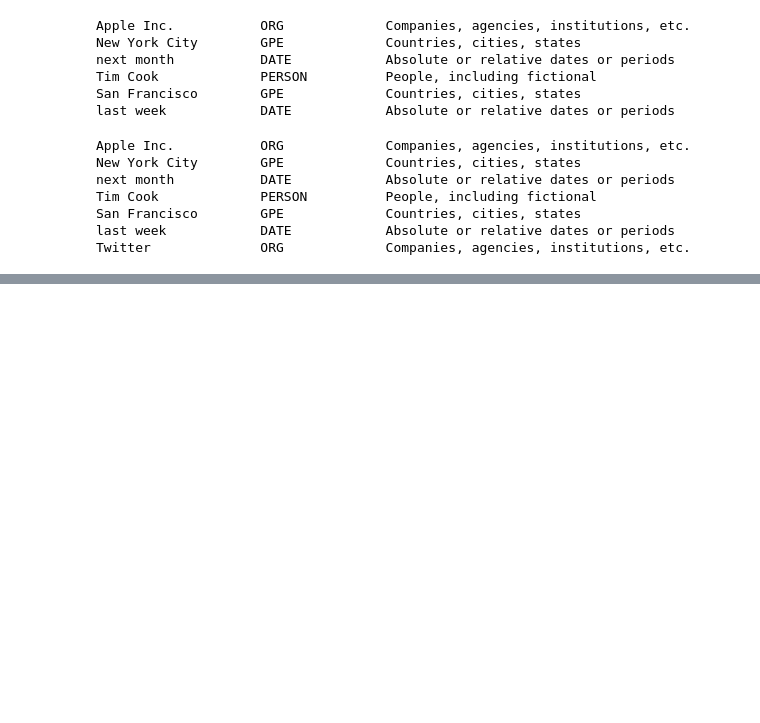
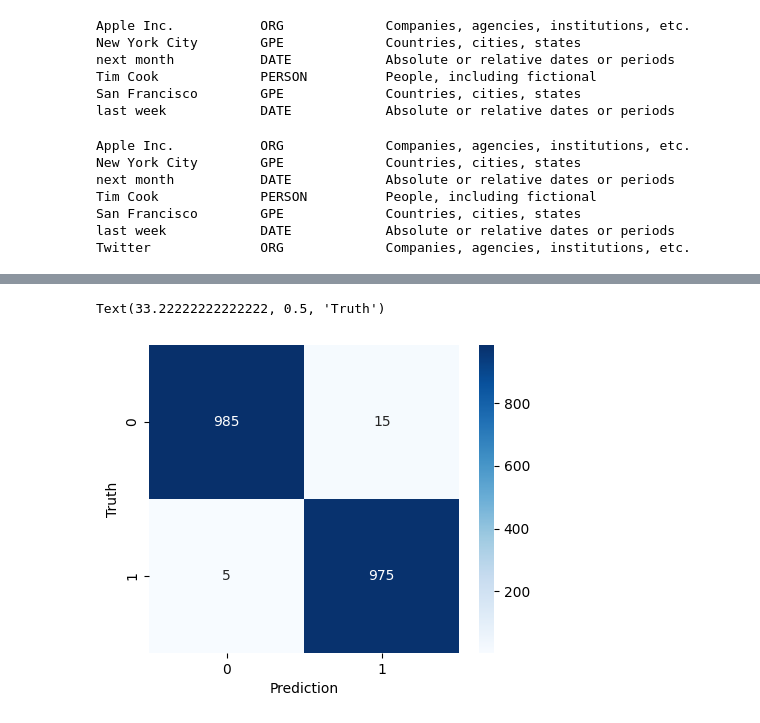
Before and after one commit to gauravmishraokok/learningPyTorch, a Jupyter notebook: 11_PyTorch_NLP/NLP.ipynb, the cells around one changed output, grey strips where cells are left out. Cells and saved outputs as stored; diff of their text form; code cells hidden in the pictures; blank space fills up the shorter version.

```diff
--- a/11_PyTorch_NLP/NLP.ipynb
+++ b/11_PyTorch_NLP/NLP.ipynb
@@ -375,0 +1616,17 @@ Twitter              ORG             Companies, agencies, institutions, etc.
+# %%
+#Using Random Forest
+from sklearn.ensemble import RandomForestClassifier
+from sklearn.preprocessing import MinMaxScaler
+
+scaler = MinMaxScaler()
+
+X_train_scaled = scaler.fit_transform(X_train_2d)
+X_test_scaled = scaler.transform(X_test_2d)
+
+clf = RandomForestClassifier()
+
+clf.fit(X_train_scaled , y_train)
+
+y_test_pred = clf.predict(X_test_scaled)
+
+print(classification_report(y_true=y_test, y_pred=y_test_pred))
@@ -375,0 +1763,13 @@ Twitter              ORG             Companies, agencies, institutions, etc.
+# %%
+#Reusing X_train_2d and X_test_2d from the previous cells.
+
+from sklearn.ensemble import GradientBoostingClassifier
+from sklearn.metrics import classification_report
+
+clf = GradientBoostingClassifier()
+
+clf.fit(X_train_2d, y_train)
+
+y_test_pred = clf.predict(X_test_2d)
+
+print(classification_report(y_true=y_test, y_pred=y_test_pred))
@@ -375,0 +1785,16 @@ Twitter              ORG             Companies, agencies, institutions, etc.
+# %%
+#Plotting the confusion matrix
+
+from sklearn.metrics import confusion_matrix
+cm = confusion_matrix(y_test, y_test_pred)
+
+from matplotlib import pyplot as plt
+import seaborn as sn
+plt.figure(figsize=(5,4))
+sn.heatmap(cm, annot=True, fmt='d', cmap='Blues')
+
+plt.xlabel('Prediction')
+plt.ylabel('Truth')
+# %% [output]
+Text(33.22222222222222, 0.5, 'Truth')
+[figure, added]
```
Also changed, not shown: parts of 140 cells of this notebook.
